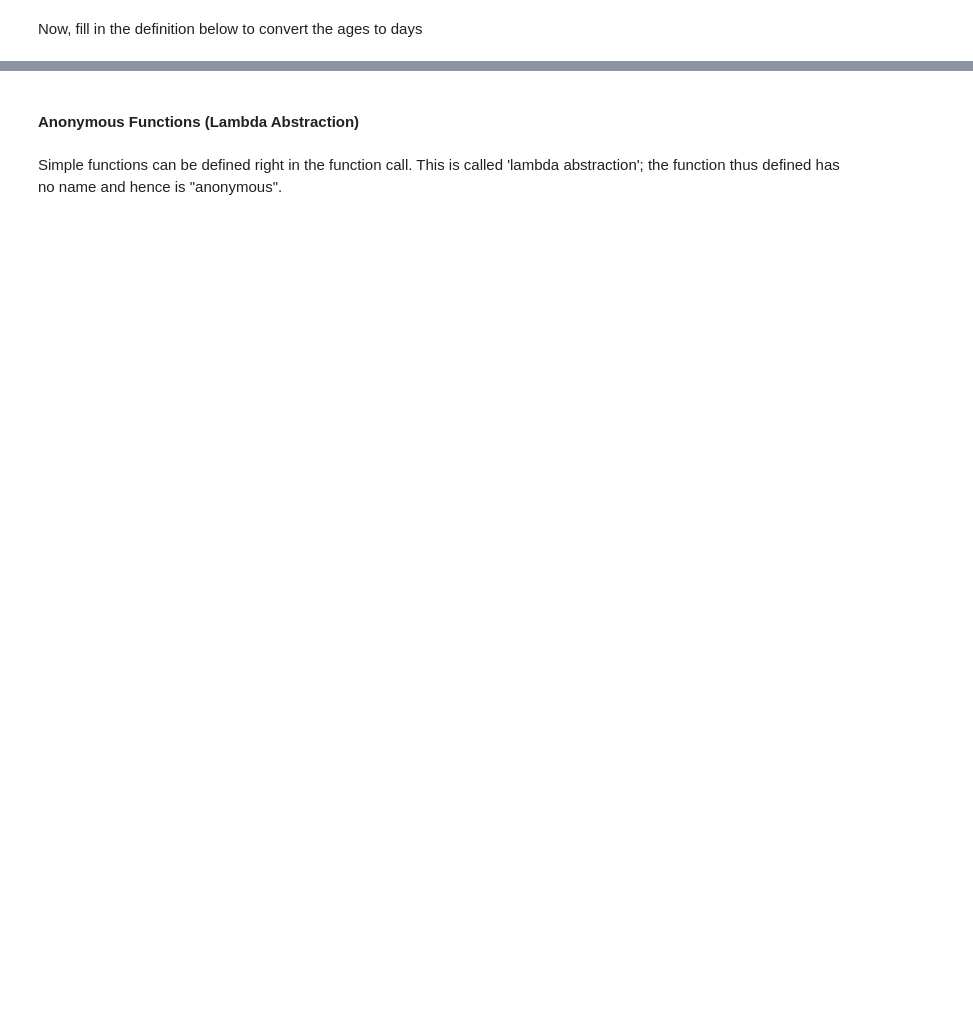
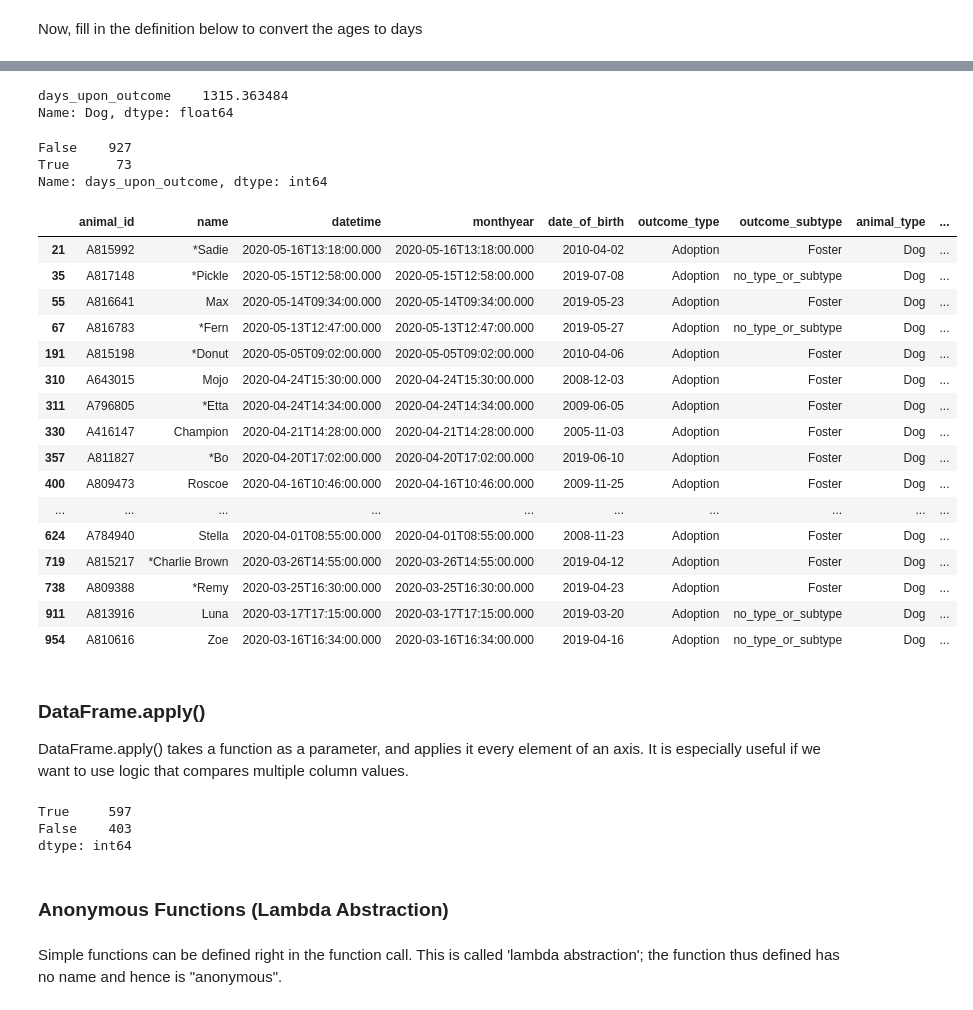
Before and after one commit to lecritch/pandas2_seattle-chicago-ds, a Jupyter notebook: pandas2_p1.ipynb, the cells around one changed output, grey strips where cells are left out. Drawn from its saved outputs; the diff is of its cells as text; code cells hidden in the pictures; blank space fills up the shorter version.

Commit message:
Add Pandas2_p1 without datetime

```diff
--- a/pandas2_p1.ipynb
+++ b/pandas2_p1.ipynb
@@ -30 +46,3 @@ animals.isnull()
+# %%
+animals.fillna('no_type_or_subtype', inplace=True)
 # %%
@@ -88,5 +149,5 @@ animals['sex_upon_outcome'].map(male_or_female)
 # %%
 # We can now make a new column, sex:
 
-animals['sex'] = animals['sex_upon_outcome'].map(male_or_female)
+animals['sex'] = animals['sex_upon_outcome'].apply(male_or_female)
 animals.head()
@@ -136,4 +220,78 @@ animals['age_upon_outcome'].map(age_to_days)
+# %%
+dog_days_std = animals.groupby('animal_type').std().loc['Dog']
+dog_days_mean = animals.groupby('animal_type').mean().loc['Dog']
+dog_days_mean
+# %% [output]
+days_upon_outcome    1315.363484
+Name: Dog, dtype: float64
+# %%
+dog_days_mean = animals.groupby('animal_type').mean().loc['Dog']
+dog_days_std = animals.groupby('animal_type').std().loc['Dog']
+(animals.days_upon_outcome > int(dog_days_mean + dog_days_std*2)).value_counts()
+# %% [output]
+False    927
+True      73
+Name: days_upon_outcome, dtype: int64
+# %%
+# let's make a boolean column that crease a boolean for old dogs that get adopted
+
+def old_dogs_adopted(row):
+
+    '''
+    Parameter: Row from the Austin Animal Shelter
+    Returns: Boolean signifying records of old dogs that were adopted
+    '''
+
+    if (
+                row['animal_type'] == 'Dog')\
+                and (row['outcome_type'] =='Adoption')\
+                and (row['days_upon_outcome'] > int(dog_days_mean + dog_days_std*2)):
+        return True
+
+    else:
+        return False
+
+animals['old_adopted_dogs'] = animals.apply(old_dogs_adopted, axis = 1)
+# %%
+animals[animals.old_adopted_dogs == True]
+# %% [output]
+|  | animal_id | name | datetime | monthyear | date_of_birth | outcome_type | outcome_subtype | animal_type | ... |
+| 21 | A815992 | *Sadie | 2020-05-16T13:18:00.000 | 2020-05-16T13:18:00.000 | 2010-04-02 | Adoption | Foster | Dog | ... |
+| 35 | A817148 | *Pickle | 2020-05-15T12:58:00.000 | 2020-05-15T12:58:00.000 | 2019-07-08 | Adoption | no_type_or_subtype | Dog | ... |
+| 55 | A816641 | Max | 2020-05-14T09:34:00.000 | 2020-05-14T09:34:00.000 | 2019-05-23 | Adoption | Foster | Dog | ... |
+| 67 | A816783 | *Fern | 2020-05-13T12:47:00.000 | 2020-05-13T12:47:00.000 | 2019-05-27 | Adoption | no_type_or_subtype | Dog | ... |
+| 191 | A815198 | *Donut | 2020-05-05T09:02:00.000 | 2020-05-05T09:02:00.000 | 2010-04-06 | Adoption | Foster | Dog | ... |
+| 310 | A643015 | Mojo | 2020-04-24T15:30:00.000 | 2020-04-24T15:30:00.000 | 2008-12-03 | Adoption | Foster | Dog | ... |
+| 311 | A796805 | *Etta | 2020-04-24T14:34:00.000 | 2020-04-24T14:34:00.000 | 2009-06-05 | Adoption | Foster | Dog | ... |
+| 330 | A416147 | Champion | 2020-04-21T14:28:00.000 | 2020-04-21T14:28:00.000 | 2005-11-03 | Adoption | Foster | Dog | ... |
+| 357 | A811827 | *Bo | 2020-04-20T17:02:00.000 | 2020-04-20T17:02:00.000 | 2019-06-10 | Adoption | Foster | Dog | ... |
+| 400 | A809473 | Roscoe | 2020-04-16T10:46:00.000 | 2020-04-16T10:46:00.000 | 2009-11-25 | Adoption | Foster | Dog | ... |
+| ... | ... | ... | ... | ... | ... | ... | ... | ... | ... |
+| 624 | A784940 | Stella | 2020-04-01T08:55:00.000 | 2020-04-01T08:55:00.000 | 2008-11-23 | Adoption | Foster | Dog | ... |
+| 719 | A815217 | *Charlie Brown | 2020-03-26T14:55:00.000 | 2020-03-26T14:55:00.000 | 2019-04-12 | Adoption | Foster | Dog | ... |
+| 738 | A809388 | *Remy | 2020-03-25T16:30:00.000 | 2020-03-25T16:30:00.000 | 2019-04-23 | Adoption | Foster | Dog | ... |
+| 911 | A813916 | Luna | 2020-03-17T17:15:00.000 | 2020-03-17T17:15:00.000 | 2019-03-20 | Adoption | no_type_or_subtype | Dog | ... |
+| 954 | A810616 | Zoe | 2020-03-16T16:34:00.000 | 2020-03-16T16:34:00.000 | 2019-04-16 | Adoption | no_type_or_subtype | Dog | ... |
+# %% [markdown]
+### DataFrame.apply()
+DataFrame.apply() takes a function as a parameter, and applies it every element of an axis.  It is especially useful if we want to use logic that compares multiple column values.
+# %%
+
+nimal Shelter dataset
+    Returns; A boolean denoting if the record is an adopted old dog.
+    '''
+
+    if row['animal_type'] == 'Dog'  :
+        return True
+    else:
+        return False
+
+animals.apply(old_dogs_adopted, axis=1).value_counts()
+# %% [output]
+True     597
+False    403
+dtype: int64
 # %% [markdown]
-#### Anonymous Functions (Lambda Abstraction)
+### Anonymous Functions (Lambda Abstraction)
 # %% [markdown]
 Simple functions can be defined right in the function call. This is called 'lambda abstraction'; the function thus defined has no name and hence is "anonymous".
```
Also changed, not shown: parts of 55 cells of this notebook.
